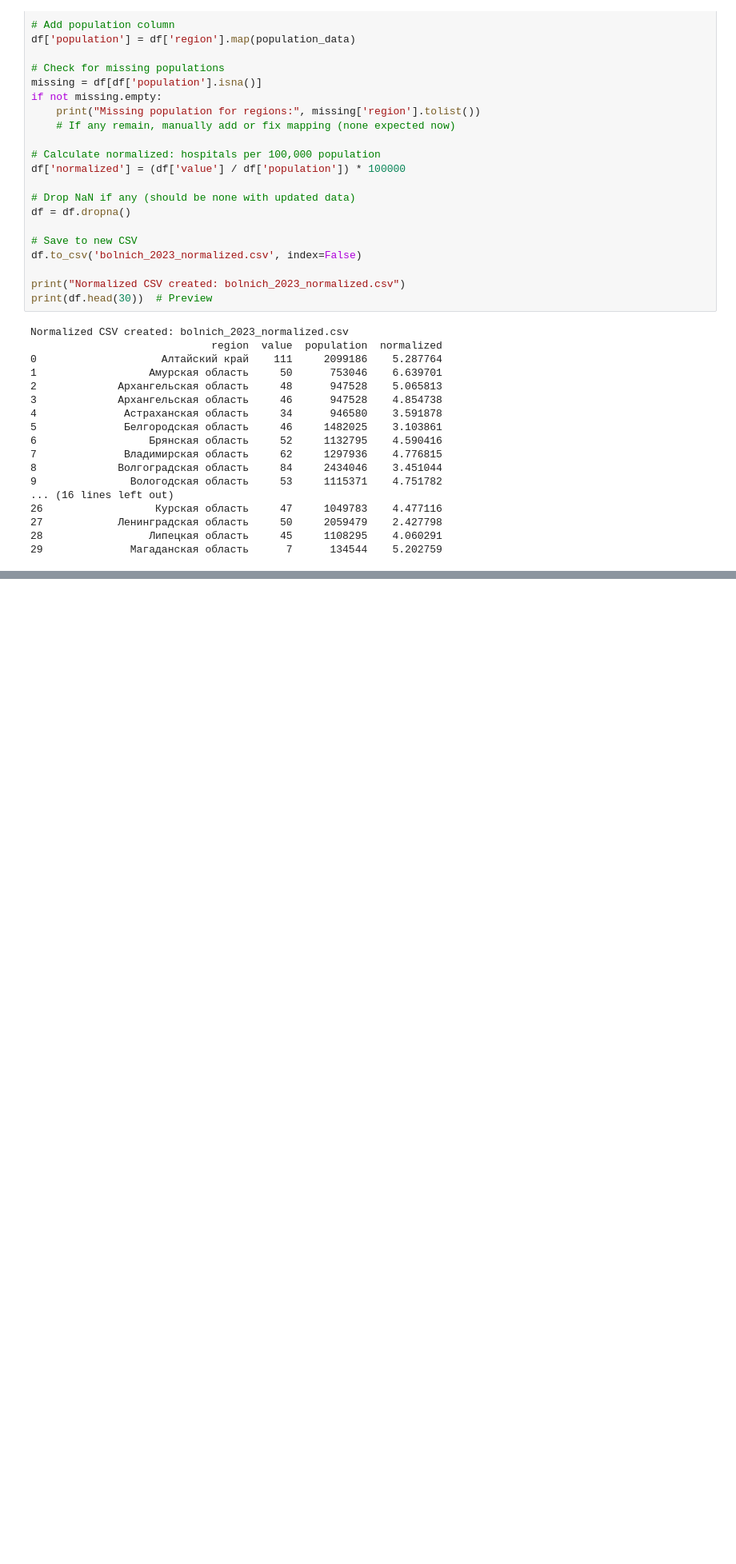
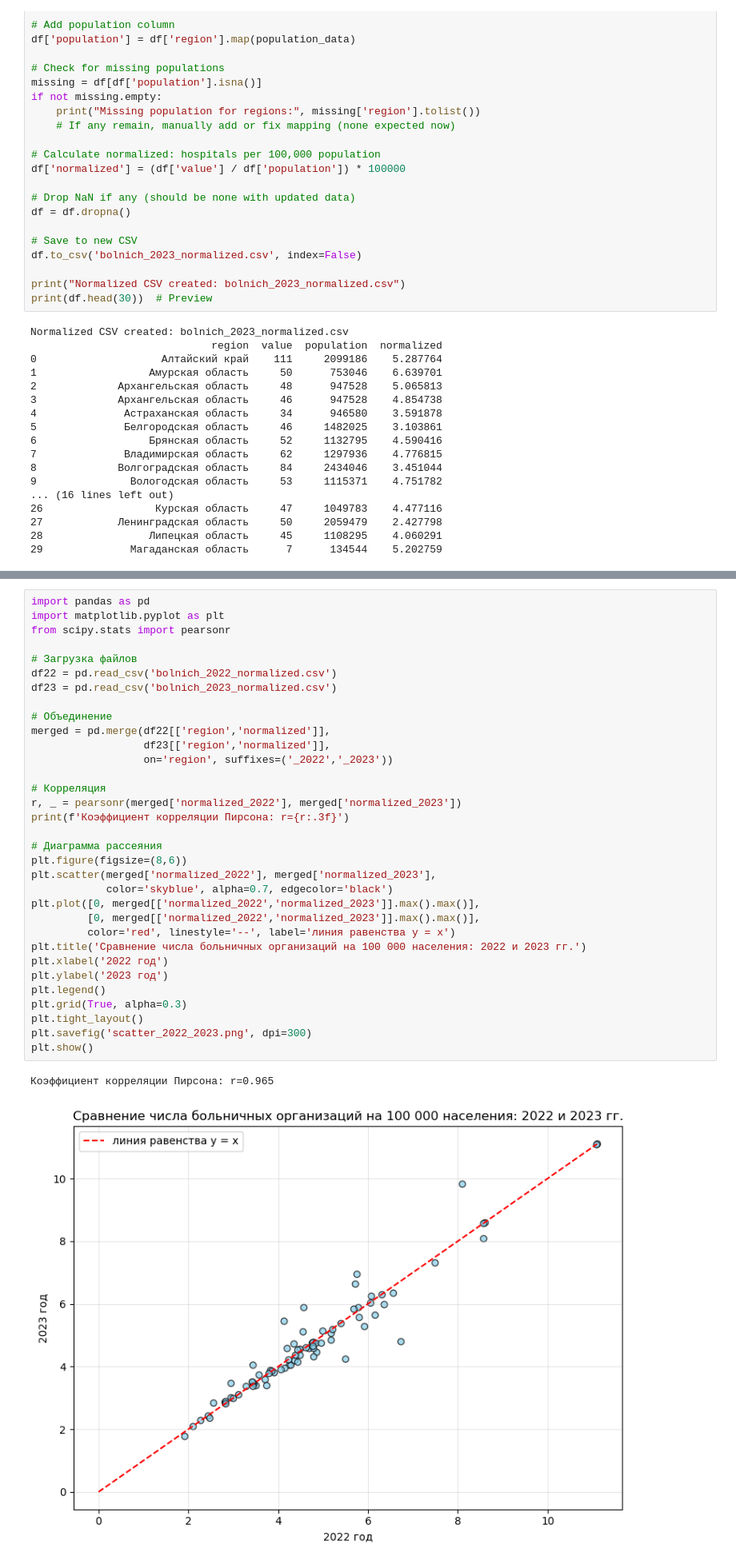
Before and after one commit to MarikSmerch/prac_SOI_1, a Jupyter notebook: Untitled.ipynb, the cells around one changed output, grey strips where cells are left out. Shown at 80% size. Saved outputs shown, nothing was run; the diff lists cells and outputs as text; blank space fills up the shorter version.

```diff
--- a/Untitled.ipynb
+++ b/Untitled.ipynb
@@ -260,0 +473,36 @@ plt.show()
+# %%
+import pandas as pd
+import matplotlib.pyplot as plt
+from scipy.stats import pearsonr
+
+# Загрузка файлов
+df22 = pd.read_csv('bolnich_2022_normalized.csv')
+df23 = pd.read_csv('bolnich_2023_normalized.csv')
+
+# Объединение
+merged = pd.merge(df22[['region','normalized']],
+                  df23[['region','normalized']],
+                  on='region', suffixes=('_2022','_2023'))
+
+# Корреляция
+r, _ = pearsonr(merged['normalized_2022'], merged['normalized_2023'])
+print(f'Коэффициент корреляции Пирсона: r={r:.3f}')
+
+# Диаграмма рассеяния
+plt.figure(figsize=(8,6))
+plt.scatter(merged['normalized_2022'], merged['normalized_2023'],
+            color='skyblue', alpha=0.7, edgecolor='black')
+plt.plot([0, merged[['normalized_2022','normalized_2023']].max().max()],
+         [0, merged[['normalized_2022','normalized_2023']].max().max()],
+         color='red', linestyle='--', label='линия равенства y = x')
+plt.title('Сравнение числа больничных организаций на 100 000 населения: 2022 и 2023 гг.')
+plt.xlabel('2022 год')
+plt.ylabel('2023 год')
+plt.legend()
+plt.grid(True, alpha=0.3)
+plt.tight_layout()
+plt.savefig('scatter_2022_2023.png', dpi=300)
+plt.show()
+# %% [output]
+Коэффициент корреляции Пирсона: r=0.965
+[figure, added]
```
Also changed, not shown: parts of 10 cells of this notebook, 10 other files.
